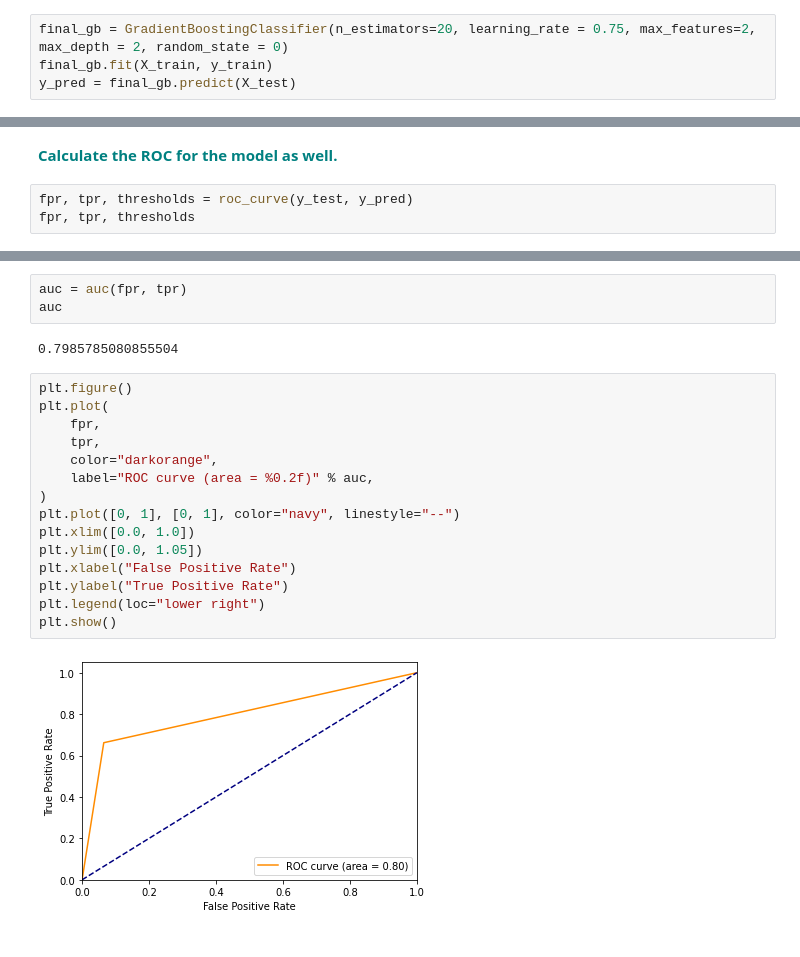
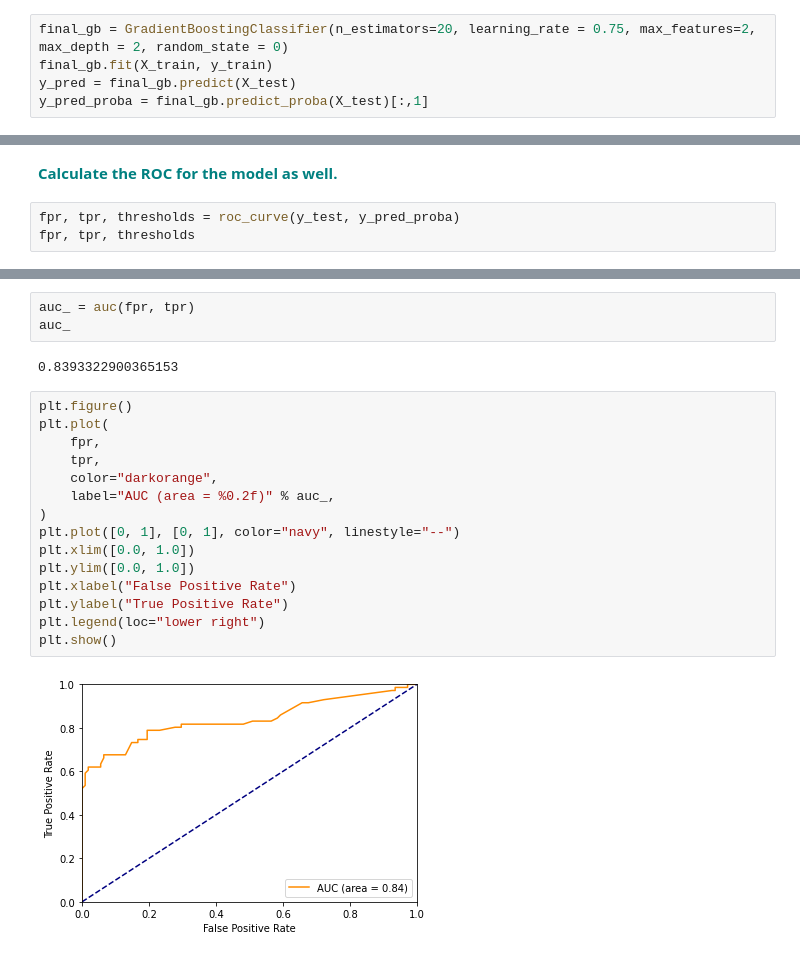
Before and after one commit to jduran3/Springboard, a Jupyter notebook: Gradient Boosting Case Study/Gradient Boosting Case Study.ipynb, the cells around one changed output, grey strips where cells are left out. Cells and saved outputs as stored; diff of their text form.

Commit message:
Correcting AUC chart

```diff
--- a/Gradient Boosting Case Study/Gradient Boosting Case Study.ipynb
+++ b/Gradient Boosting Case Study/Gradient Boosting Case Study.ipynb
@@ -250,6 +250,7 @@ Accuracy score (validation): 0.810
 final_gb = GradientBoostingClassifier(n_estimators=20, learning_rate = 0.75, max_features=2, max_depth = 2, random_state = 0)
 final_gb.fit(X_train, y_train)
 y_pred = final_gb.predict(X_test)
+y_pred_proba = final_gb.predict_proba(X_test)[:,1]
 # %%
 cm = confusion_matrix(y_test, y_pred, labels=final_gb.classes_)
 cm
@@ -276,6 +277,6 @@ plt.show()
 # %% [markdown]
 **<font color='teal'>Calculate the ROC for the model as well.</font>**
 # %%
-fpr, tpr, thresholds = roc_curve(y_test, y_pred)
+fpr, tpr, thresholds = roc_curve(y_test, y_pred_proba)
 fpr, tpr, thresholds
 # %% [output]
@@ -285,22 +300,22 @@ fpr, tpr, thresholds
 # %%
-auc = auc(fpr, tpr)
-auc
+auc_ = auc(fpr, tpr)
+auc_
 # %% [output]
-0.7985785080855504
+0.8393322900365153
 # %%
 plt.figure()
 plt.plot(
     fpr,
     tpr,
     color="darkorange",
-    label="ROC curve (area = %0.2f)" % auc,
+    label="AUC (area = %0.2f)" % auc_,
 )
 plt.plot([0, 1], [0, 1], color="navy", linestyle="--")
 plt.xlim([0.0, 1.0])
-plt.ylim([0.0, 1.05])
+plt.ylim([0.0, 1.0])
 plt.xlabel("False Positive Rate")
 plt.ylabel("True Positive Rate")
 plt.legend(loc="lower right")
 plt.show()
 # %% [output]
-[figure, old version]
+[figure, new version]
```
Also changed, not shown: parts of 1 cell of this notebook.
